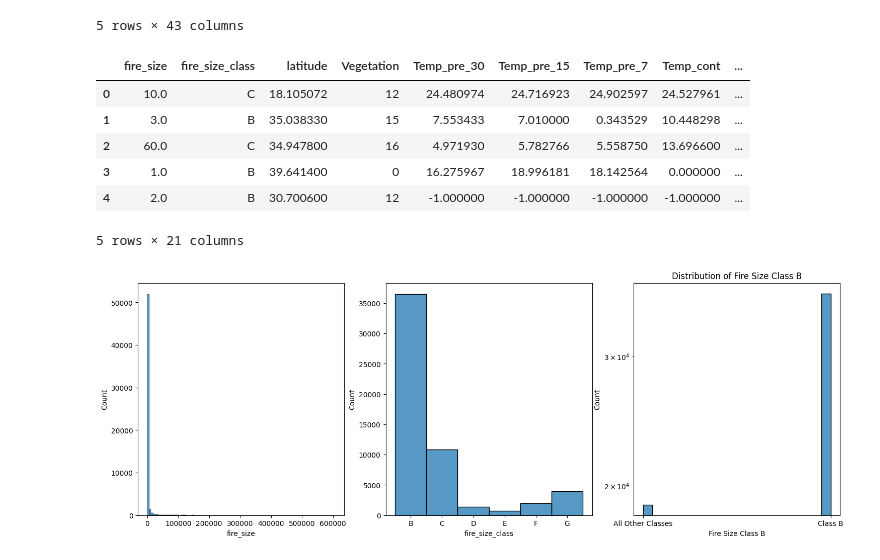
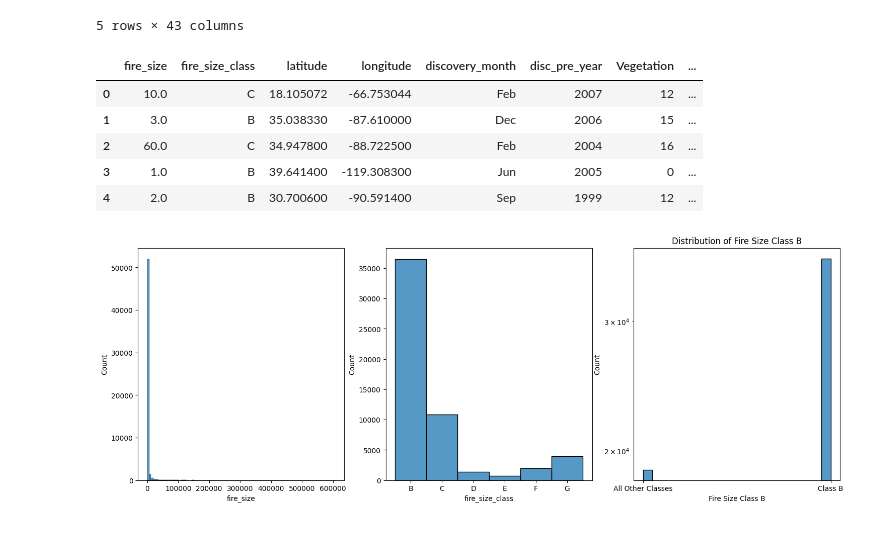
Before and after one commit to leonkriesmair/BigDataProject, a Jupyter notebook: notebooks/data_load.ipynb, the cells around one changed output. Drawn from its saved outputs; the diff is of its cells as text; code cells hidden in the pictures.

```diff
--- a/notebooks/data_load.ipynb
+++ b/notebooks/data_load.ipynb
@@ -20,39 +20,37 @@ df.head()
 # %%
 vars_to_keep = [
     "fire_size",
     "fire_size_class",
     "latitude",
+    "longitude",
+    "discovery_month",
+    "disc_pre_year",
     "Vegetation",
     "Temp_pre_30",
     "Temp_pre_15",
     "Temp_pre_7",
-    "Temp_cont",
     "Wind_pre_30",
     "Wind_pre_15",
     "Wind_pre_7",
-    "Wind_cont",
     "Hum_pre_30",
     "Hum_pre_15",
     "Hum_pre_7",
-    "Hum_cont",
     "Prec_pre_30",
     "Prec_pre_15",
     "Prec_pre_7",
-    "Prec_cont",
     "remoteness"
     ]
 # Select only the columns we want to keep
 df = df[vars_to_keep]
 # Check the columns we kept
 df.head()
 # %% [output]
-|  | fire_size | fire_size_class | latitude | Vegetation | Temp_pre_30 | Temp_pre_15 | Temp_pre_7 | Temp_cont | ... |
-| 0 | 10.0 | C | 18.105072 | 12 | 24.480974 | 24.716923 | 24.902597 | 24.527961 | ... |
-| 1 | 3.0 | B | 35.038330 | 15 | 7.553433 | 7.010000 | 0.343529 | 10.448298 | ... |
-| 2 | 60.0 | C | 34.947800 | 16 | 4.971930 | 5.782766 | 5.558750 | 13.696600 | ... |
-| 3 | 1.0 | B | 39.641400 | 0 | 16.275967 | 18.996181 | 18.142564 | 0.000000 | ... |
-| 4 | 2.0 | B | 30.700600 | 12 | -1.000000 | -1.000000 | -1.000000 | -1.000000 | ... |
+|  | fire_size | fire_size_class | latitude | longitude | discovery_month | disc_pre_year | Vegetation | ... |
+| 0 | 10.0 | C | 18.105072 | -66.753044 | Feb | 2007 | 12 | ... |
+| 1 | 3.0 | B | 35.038330 | -87.610000 | Dec | 2006 | 15 | ... |
+| 2 | 60.0 | C | 34.947800 | -88.722500 | Feb | 2004 | 16 | ... |
+| 3 | 1.0 | B | 39.641400 | -119.308300 | Jun | 2005 | 0 | ... |
+| 4 | 2.0 | B | 30.700600 | -90.591400 | Sep | 1999 | 12 | ... |
-5 rows × 21 columns
 # %%
 # Compare distribution of fire size classes with distribution of fire sizes
 # order fire size classes variable alphabetically
```
Also changed, not shown: parts of 1 cell of this notebook.
